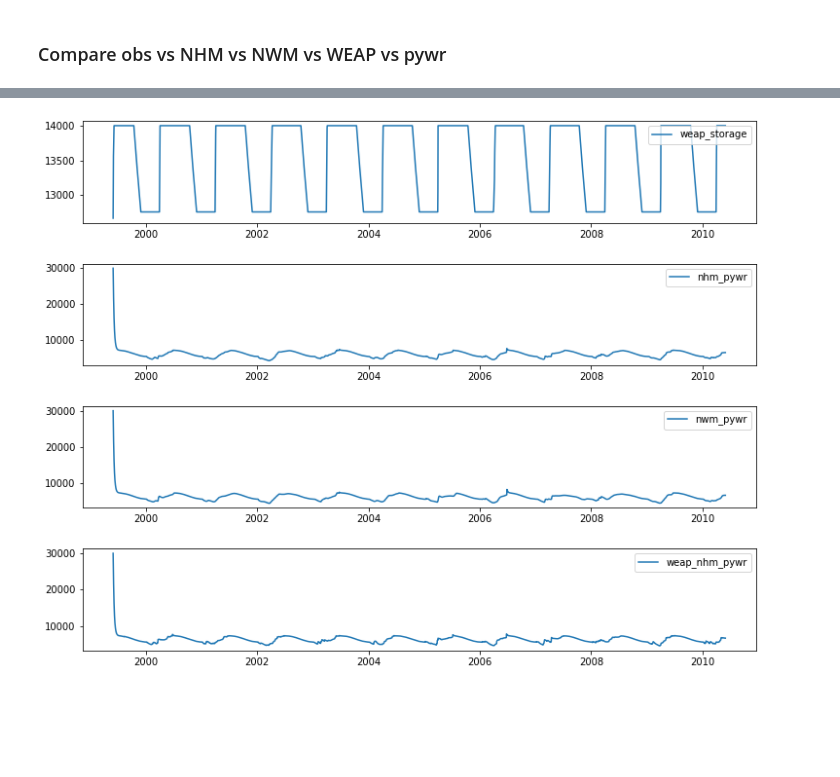
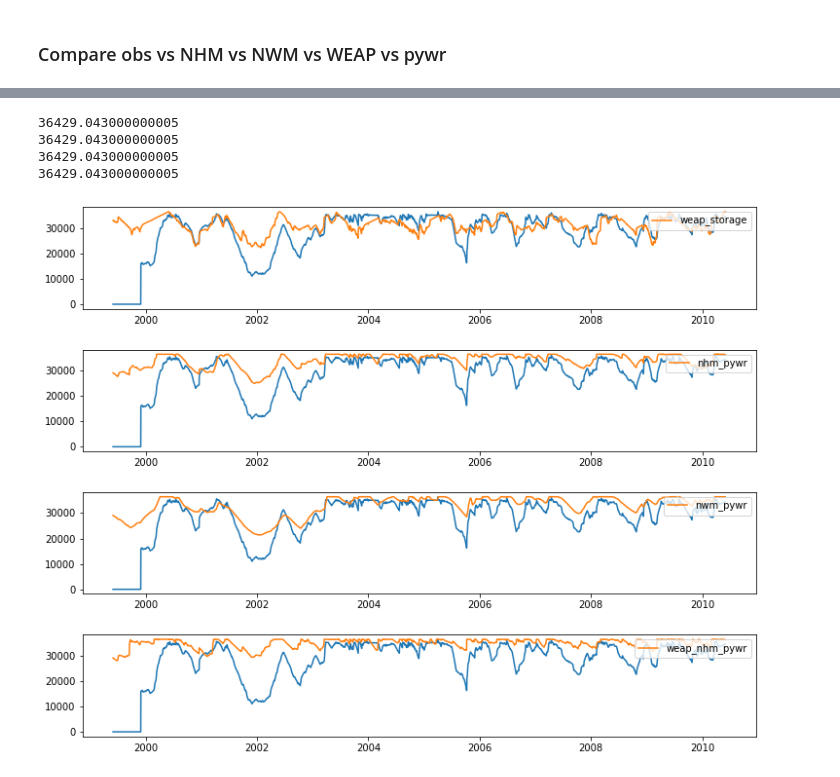
Before and after one commit to Pywr-DRB/Pywr-DRB, a Jupyter notebook: explore_streamflows.ipynb, the cells around one changed output, grey strips where cells are left out. Saved outputs shown, nothing was run; the diff lists cells and outputs as text; code cells hidden in the pictures; blank space fills up the shorter version.

```diff
--- a/explore_streamflows.ipynb
+++ b/explore_streamflows.ipynb
@@ -506,7 +506,7 @@ plt.plot(deliveryNYC.sum(axis=1).rolling(365).mean())
 import h5py
 scenario = 0
 
-with h5py.File('output_data/drb_output.hdf5', 'r') as f:
+with h5py.File('output_data/drb_output_nhmv10_noScaled.hdf5', 'r') as f:
     keys = list(f.keys())
     results = pd.DataFrame({keys[0]: f[keys[0]][:,scenario]})
     for k in keys[1:]:
@@ -814,7 +826,8 @@ def get_hdf5_results(filename):
         keys = list(f.keys())
         results = pd.DataFrame({keys[0]: f[keys[0]][:,scenario]})
         for k in keys[1:]:
-            if 'catchment' in k or 'outflow' in k or 'reservoir' in k or 'delLordville' in k or 'delMontague' in k or ('link' in k and 'nyc' in k):
+            if 'catchment' in k or 'outflow' in k or 'reservoir' in k or 'delLordville' in k or 'delMontague' in k \
+            or ('link' in k and 'nyc' in k) or 'factor_combined' in k or 'drought_level' in k:
                 results[k] = f[k][:,scenario]
         day = [f['time'][i][0] for i in range(len(f['time']))]
         month = [f['time'][i][2] for i in range(len(f['time']))]
@@ -830,10 +843,11 @@ results_dict['obs'] = obs_matched
 results_dict['nhm'] = nhm_matched
 results_dict['nwm'] = nwm_matched
 results_dict['weap'] = flow
+# %%
+reservoir = 'neversink'
 # %%
 fig = plt.figure(figsize=(16, 13))
 gs = fig.add_gridspec(6,3,  width_ratios=(5,1,1), wspace=0.15, hspace=0.4)
-reservoir = 'blueMarsh'
 
 obs = results_dict['obs'][reservoir]
 # axs[0].set_title(reservoir)
@@ -949,27 +963,30 @@ for i, d in enumerate(('weap_storage','nhm_pywr','nwm_pywr','weap_nhm_pywr')):
 # %%
 ### compare reservoir storages where data exists - rescale based on max volume for comparison
 results_dict['weap_storage'] = storage
 
 fig = plt.figure(figsize=(16, 10))
 gs = fig.add_gridspec(4,2,  width_ratios=(5,1), wspace=0.15, hspace=0.4)
 for i, d in enumerate(('weap_storage','nhm_pywr','nwm_pywr','weap_nhm_pywr')):
     ax = fig.add_subplot(gs[i,0])
     try:
-        print(storageObs[reservoir])
-#         ax.plot(storageObs[reservoir])
-#         maxStorage = storageObs[reservoir].max()
-#         print(maxStorage)
+        ax.plot(storageObs[reservoir])
+        maxStorage = storageObs[reservoir].max()
+        print(maxStorage)
     except:
         maxStorage = -1
     try:
         modeled = results_dict[d][f'{reservoir}']
     except:
         modeled = results_dict[d][f'reservoir_{reservoir}']
     if maxStorage > 0:
         modeled *= maxStorage / modeled.max()
 
     ax.plot(modeled, label=d)
 #     ax.semilogy()
     ax.legend(loc='upper right')
 # %% [output]
+36429.043000000005
+36429.043000000005
+36429.043000000005
+36429.043000000005
-[figure, old version]
+[figure, new version]
```
Also changed, not shown: parts of 23 cells of this notebook, 4 other files.
